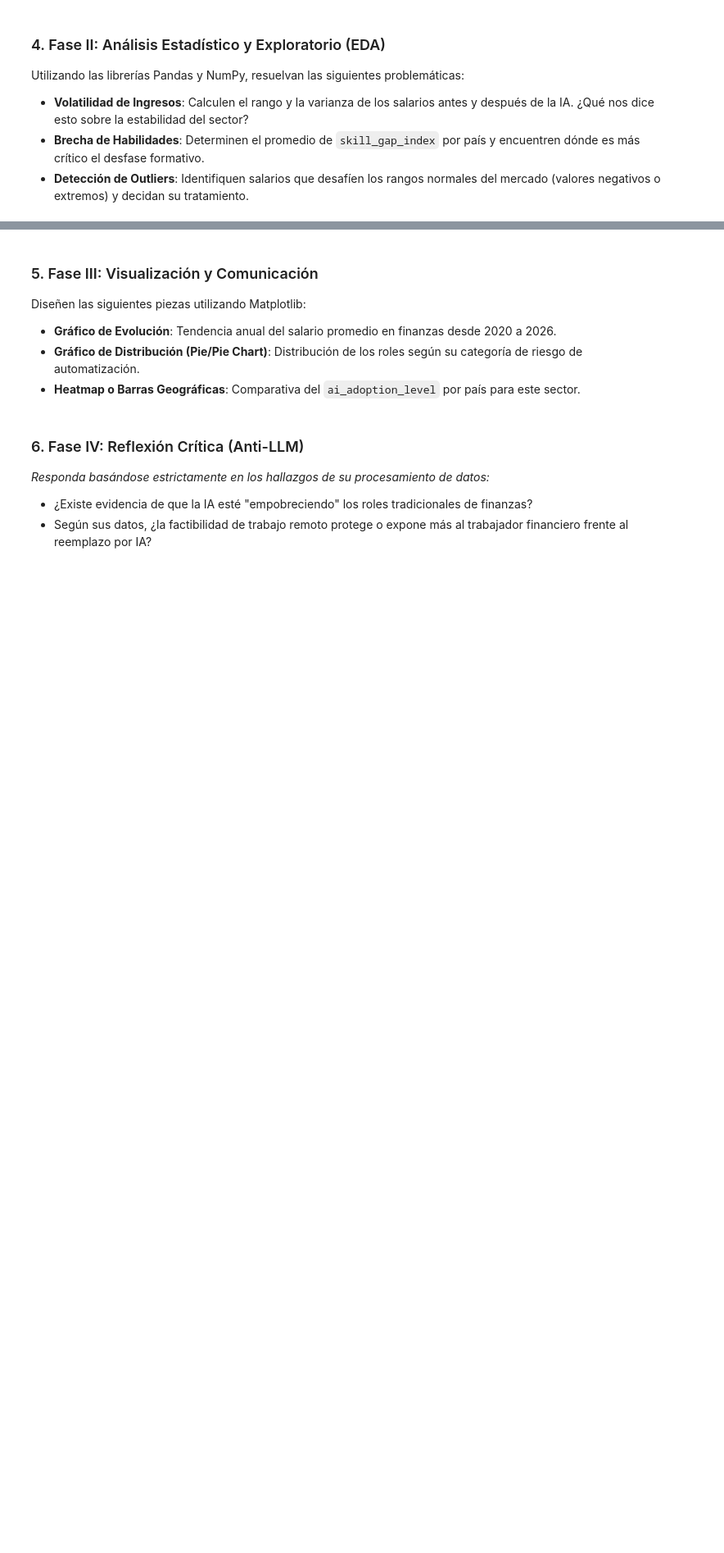
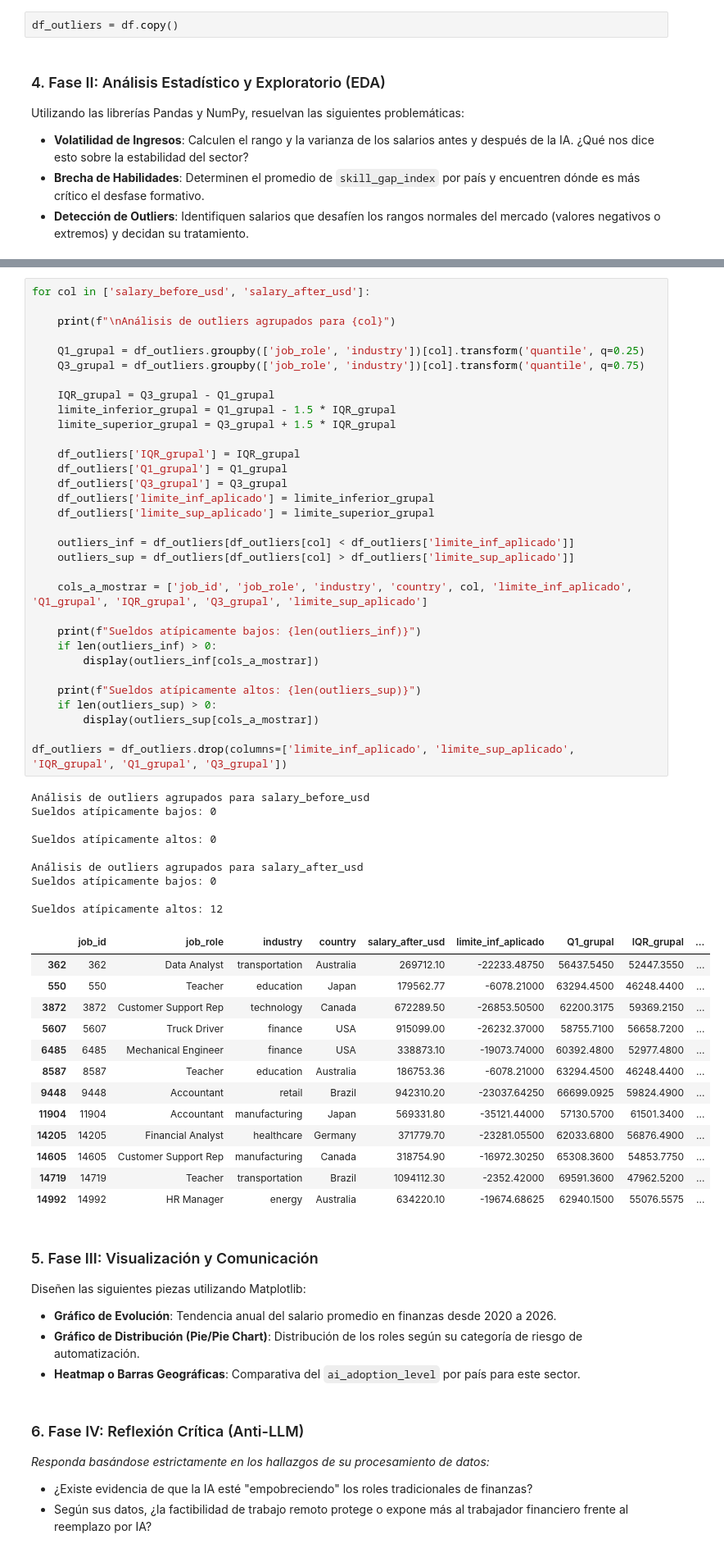
Before and after one commit to AuDibu/TPFundCienciaDatosG2UNAHUR2C2026, a Jupyter notebook: DocumentosDeTrabajo/TP-FundamentosCienciasDatos.ipynb, the cells around one changed output, grey strips where cells are left out. Shown at 82% size. Saved outputs shown, nothing was run; the diff lists cells and outputs as text; blank space fills up the shorter version.

Commit message:
Outliers

```diff
--- a/DocumentosDeTrabajo/TP-FundamentosCienciasDatos.ipynb
+++ b/DocumentosDeTrabajo/TP-FundamentosCienciasDatos.ipynb
@@ -308,3 +276,5 @@ display(imputed_rows[['job_role', 'industry', 'salary_before_usd', 'salary_after
+# %%
+df_outliers = df.copy()
 # %% [markdown]
 ### 4. Fase II: Análisis Estadístico y Exploratorio (EDA)
 Utilizando las librerías Pandas y NumPy, resuelvan las siguientes problemáticas:
@@ -314,3 +344,58 @@ Utilizando las librerías Pandas y NumPy, resuelvan las siguientes problemática
+# %%
+for col in ['salary_before_usd', 'salary_after_usd']:
+
+    print(f"\nAnálisis de outliers agrupados para {col}")
+
+    Q1_grupal = df_outliers.groupby(['job_role', 'industry'])[col].transform('quantile', q=0.25)
+    Q3_grupal = df_outliers.groupby(['job_role', 'industry'])[col].transform('quantile', q=0.75)
+
+    IQR_grupal = Q3_grupal - Q1_grupal
+    limite_inferior_grupal = Q1_grupal - 1.5 * IQR_grupal
+    limite_superior_grupal = Q3_grupal + 1.5 * IQR_grupal
+
+    df_outliers['IQR_grupal'] = IQR_grupal
+    df_outliers['Q1_grupal'] = Q1_grupal
+    df_outliers['Q3_grupal'] = Q3_grupal
+    df_outliers['limite_inf_aplicado'] = limite_inferior_grupal
+    df_outliers['limite_sup_aplicado'] = limite_superior_grupal
+
+    outliers_inf = df_outliers[df_outliers[col] < df_outliers['limite_inf_aplicado']]
+    outliers_sup = df_outliers[df_outliers[col] > df_outliers['limite_sup_aplicado']]
+
+    cols_a_mostrar = ['job_id', 'job_role', 'industry', 'country', col, 'limite_inf_aplicado', 'Q1_grupal', 'IQR_grupal', 'Q3_grupal', 'limite_sup_aplicado']
+
+    print(f"Sueldos atípicamente bajos: {len(outliers_inf)}")
+    if len(outliers_inf) > 0:
+        display(outliers_inf[cols_a_mostrar])
+
+    print(f"Sueldos atípicamente altos: {len(outliers_sup)}")
+    if len(outliers_sup) > 0:
+        display(outliers_sup[cols_a_mostrar])
+
+df_outliers = df_outliers.drop(columns=['limite_inf_aplicado', 'limite_sup_aplicado', 'IQR_grupal', 'Q1_grupal', 'Q3_grupal'])
+# %% [output]
+Análisis de outliers agrupados para salary_before_usd
+Sueldos atípicamente bajos: 0
+
+Sueldos atípicamente altos: 0
+
+Análisis de outliers agrupados para salary_after_usd
+Sueldos atípicamente bajos: 0
+
+Sueldos atípicamente altos: 12
+|  | job_id | job_role | industry | country | salary_after_usd | limite_inf_aplicado | Q1_grupal | IQR_grupal | ... |
+| 362 | 362 | Data Analyst | transportation | Australia | 269712.10 | -22233.48750 | 56437.5450 | 52447.3550 | ... |
+| 550 | 550 | Teacher | education | Japan | 179562.77 | -6078.21000 | 63294.4500 | 46248.4400 | ... |
+| 3872 | 3872 | Customer Support Rep | technology | Canada | 672289.50 | -26853.50500 | 62200.3175 | 59369.2150 | ... |
+| 5607 | 5607 | Truck Driver | finance | USA | 915099.00 | -26232.37000 | 58755.7100 | 56658.7200 | ... |
+| 6485 | 6485 | Mechanical Engineer | finance | USA | 338873.10 | -19073.74000 | 60392.4800 | 52977.4800 | ... |
+| 8587 | 8587 | Teacher | education | Australia | 186753.36 | -6078.21000 | 63294.4500 | 46248.4400 | ... |
+| 9448 | 9448 | Accountant | retail | Brazil | 942310.20 | -23037.64250 | 66699.0925 | 59824.4900 | ... |
+| 11904 | 11904 | Accountant | manufacturing | Japan | 569331.80 | -35121.44000 | 57130.5700 | 61501.3400 | ... |
+| 14205 | 14205 | Financial Analyst | healthcare | Germany | 371779.70 | -23281.05500 | 62033.6800 | 56876.4900 | ... |
+| 14605 | 14605 | Customer Support Rep | manufacturing | Canada | 318754.90 | -16972.30250 | 65308.3600 | 54853.7750 | ... |
+| 14719 | 14719 | Teacher | transportation | Brazil | 1094112.30 | -2352.42000 | 69591.3600 | 47962.5200 | ... |
+| 14992 | 14992 | HR Manager | energy | Australia | 634220.10 | -19674.68625 | 62940.1500 | 55076.5575 | ... |
 # %% [markdown]
 ### 5. Fase III: Visualización y Comunicación
 Diseñen las siguientes piezas utilizando Matplotlib:
```
Also changed, not shown: parts of 10 cells of this notebook.
